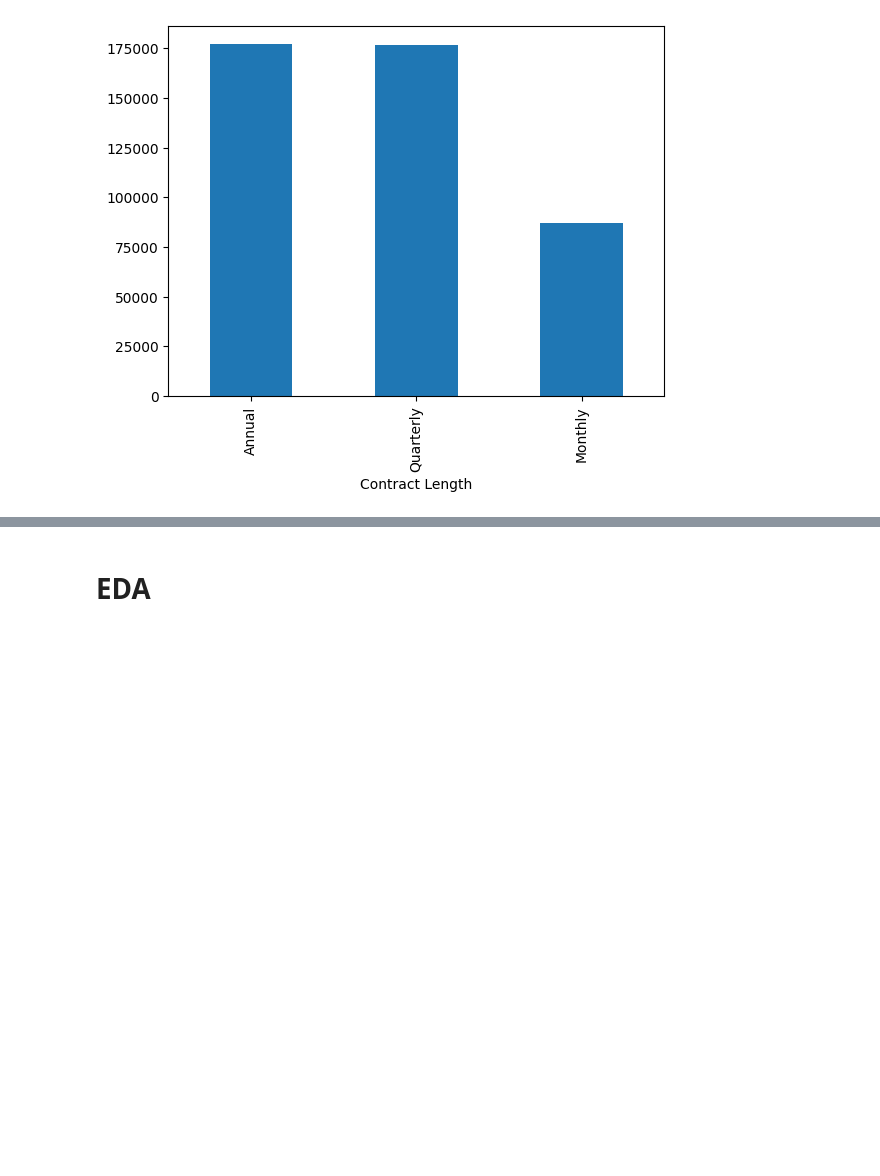
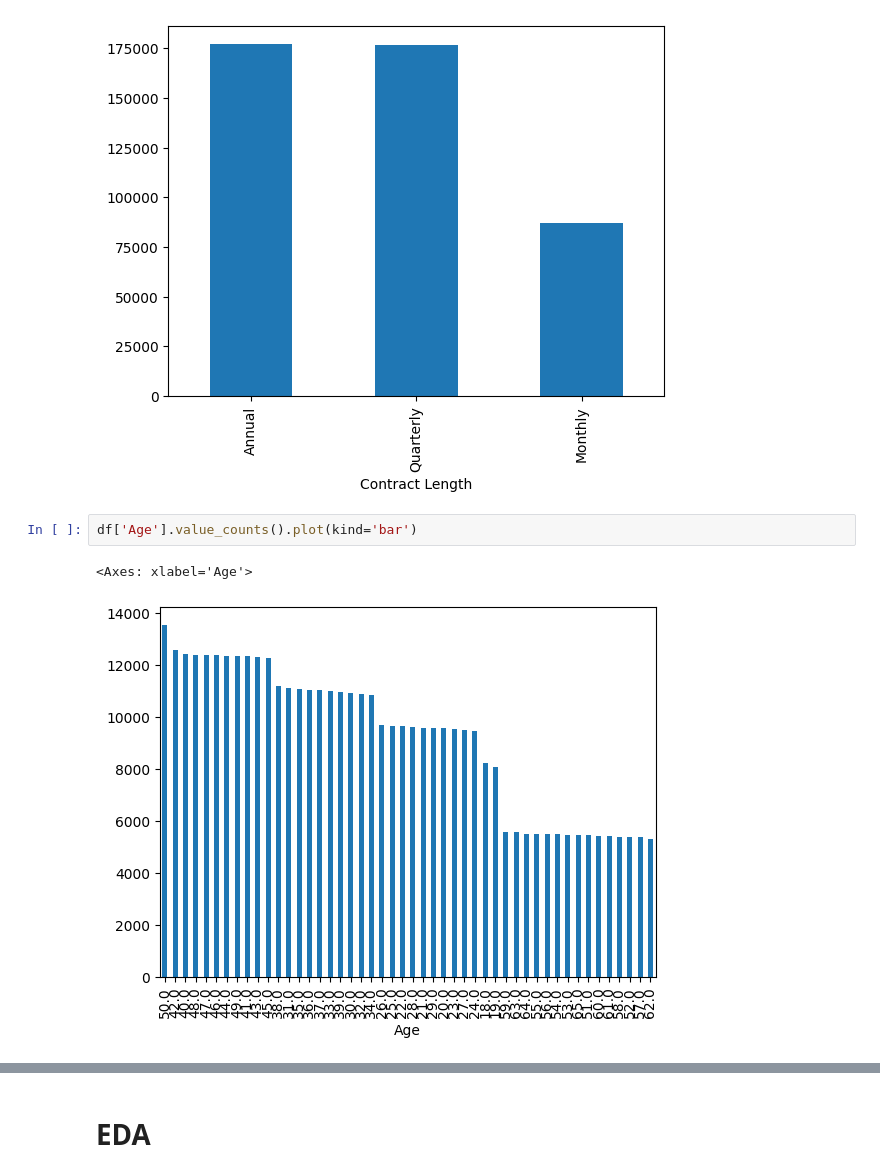
Before and after one commit to Alwin-Sajan/Churn-Project, a Jupyter notebook: Churn_Project.ipynb, the cells around one changed output, grey strips where cells are left out. Drawn from its saved outputs; the diff is of its cells as text; blank space fills up the shorter version.

```diff
--- a/Churn_Project.ipynb
+++ b/Churn_Project.ipynb
@@ -97,3 +97,8 @@ Quarterly    176530
 Monthly       87104
 Name: count, dtype: int64
 [figure]
+# %%
+df['Age'].value_counts().plot(kind='bar')
+# %% [output]
+<Axes: xlabel='Age'>
+[figure, added]
```
Also changed, not shown: parts of 4 cells of this notebook.
